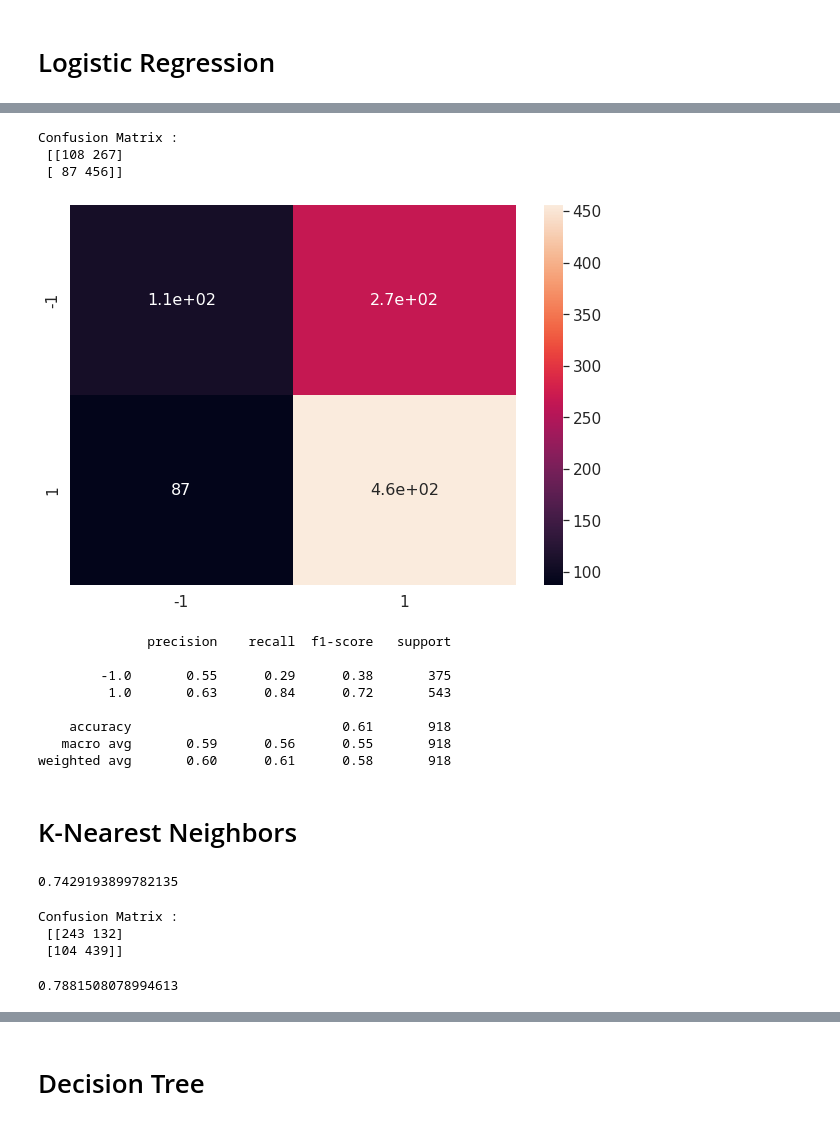
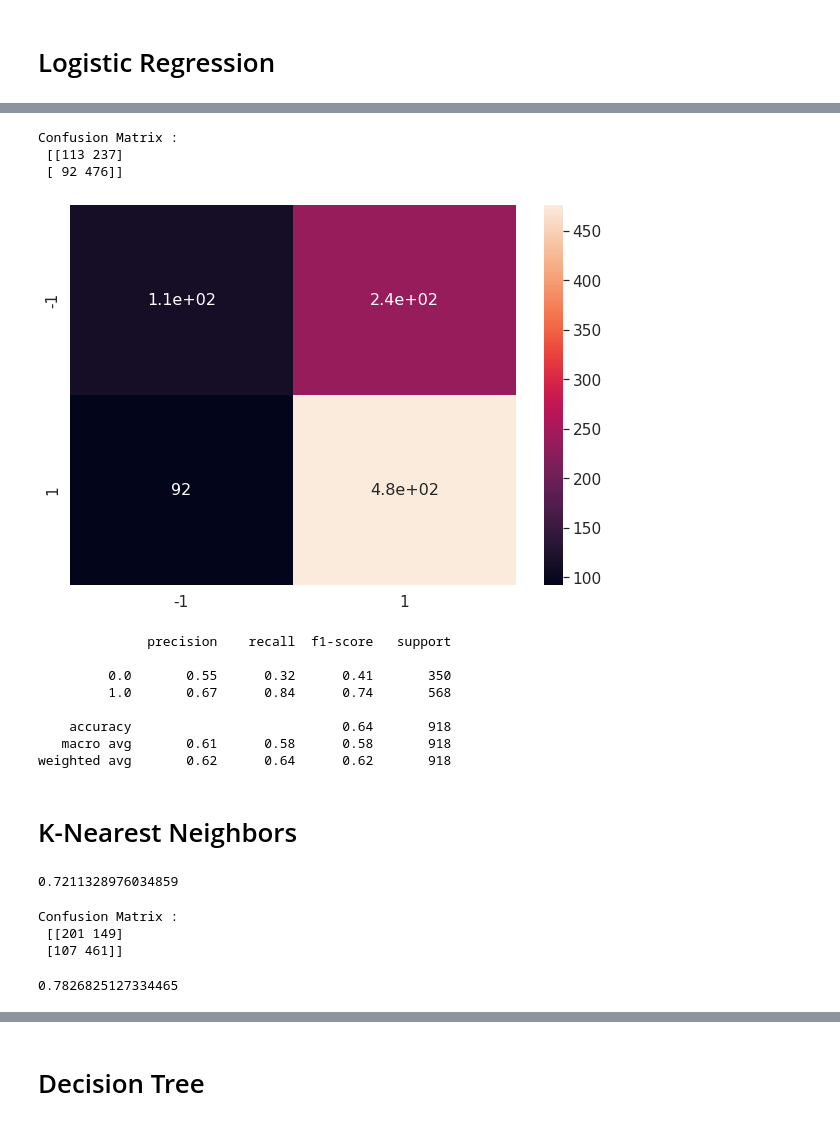
Before and after one commit to blanchemarion/project2_vote_pred, a Jupyter notebook: Code/Binary Classification.ipynb, the cells around one changed output, grey strips where cells are left out. Saved outputs shown, nothing was run; the diff lists cells and outputs as text; code cells hidden in the pictures.

```diff
--- a/Code/Binary Classification.ipynb
+++ b/Code/Binary Classification.ipynb
@@ -25,4 +41,4 @@ from sklearn.decomposition import PCA
 # %%
-ds = pd.read_csv('../Code/dataSetForML.csv')
+ds = pd.read_csv('../Data/dataSetForML_Onehot.csv')
 embedded_df = pd.read_csv('../Data/embedded_data.csv')
 # %%
@@ -85,2 +76,0 @@ We delete those lines.
-# %%
-ds = ds[~np.isnan(ds).any(axis=1)]
@@ -89,7 +77,3 @@ Delete the row if the value of 'vote' is 0 (it means that the deputee voted blan
-# %%
-ds = ds[ds['vote'] != 0]
-# %%
-ds = ds.reset_index(drop=True)
 # %% [markdown]
 ### Separate and create variables
 # %%
@@ -165,22 +135,22 @@ print(y_predict)
 print("\nConfusion Matrix : \n",confusion_matrix(y_test, model.predict(X_test)))
 # %% [output]
 Confusion Matrix :
- [[108 267]
- [ 87 456]]
+ [[113 237]
+ [ 92 476]]
 # %%
 # Plot Confusion Matrix
 
 cm = confusion_matrix(y_test, model.predict(X_test))
 
 df_cm = pd.DataFrame(cm,[-1, 1], [-1, 1])
 
 plt.figure(figsize=(10,7))
-sn.set(font_scale=1.4) # for label size
-sn.heatmap(df_cm, annot=True, annot_kws={"size": 16}) # font size
+sns.set(font_scale=1.4) # for label size
+sns.heatmap(df_cm, annot=True, annot_kws={"size": 16}) # font size
 
 plt.show()
 # %% [output]
-[figure, old version]
+[figure, new version]
 # %%
 # Print Classification Report
 
@@ -188,12 +158,12 @@ print(classification_report(y_test, model.predict(X_test)))
 # %% [output]
               precision    recall  f1-score   support
 
-        -1.0       0.55      0.29      0.38       375
-         1.0       0.63      0.84      0.72       543
+         0.0       0.55      0.32      0.41       350
+         1.0       0.67      0.84      0.74       568
 
-    accuracy                           0.61       918
-   macro avg       0.59      0.56      0.55       918
-weighted avg       0.60      0.61      0.58       918
+    accuracy                           0.64       918
+   macro avg       0.61      0.58      0.58       918
+weighted avg       0.62      0.64      0.62       918
 # %% [markdown]
 # K-Nearest Neighbors
 # %%
@@ -206,15 +176,15 @@ score = classifier.score(X_test, y_test)
 # %%
 print(score)
 # %% [output]
-0.7429193899782135
+0.7211328976034859
 # %%
 # Print Confusion Matrix
 
 print("\nConfusion Matrix : \n",confusion_matrix(y_test, classifier.predict(X_test)))
 # %% [output]
 Confusion Matrix :
- [[243 132]
- [104 439]]
+ [[201 149]
+ [107 461]]
 # %%
 # Make predictions on the test data
 y_pred = classifier.predict(X_test)
@@ -223,7 +193,7 @@ y_pred = classifier.predict(X_test)
 f1 = f1_score(y_test, y_pred)
 print(f1)
 # %% [output]
-0.7881508078994613
+0.7826825127334465
 # %%
 # Plot Confusion Matrix
 
```
Also changed, not shown: parts of 112 cells of this notebook, 18 other files.
